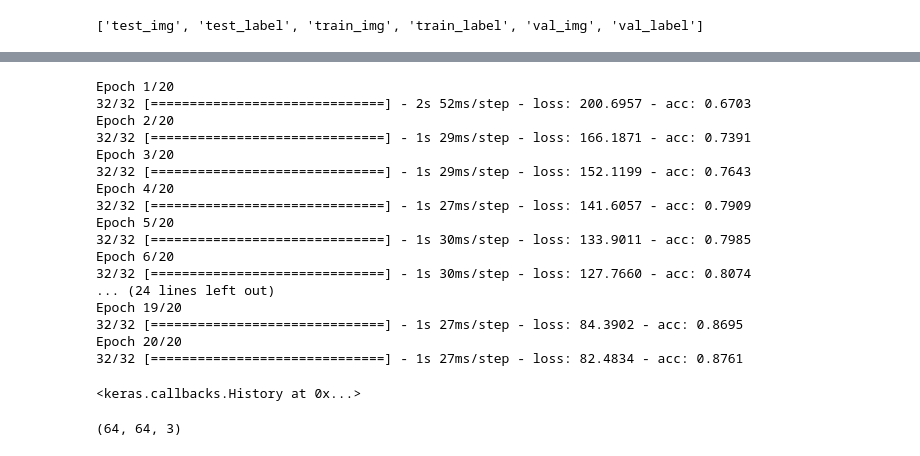
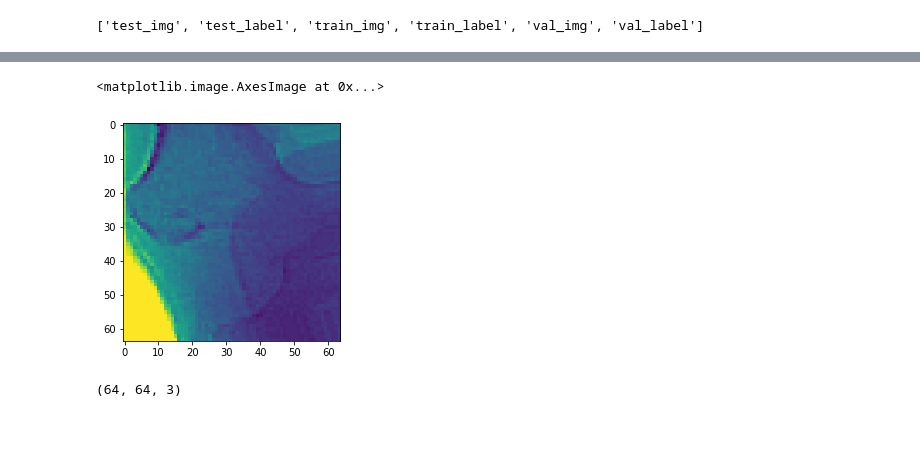
Before and after one commit to JosephPB/proyectito, a Jupyter notebook: Networks/HDF5 segmentation trial.ipynb, the cells around one changed output, grey strips where cells are left out. Drawn from its saved outputs; the diff is of its cells as text; code cells hidden in the pictures; blank space fills up the shorter version.

```diff
--- a/Networks/HDF5 segmentation trial.ipynb
+++ b/Networks/HDF5 segmentation trial.ipynb
@@ -215,21 +127,0 @@ model.compile(loss = 'categorical_crossentropy', optimizer = 'adadelta', metrics
-# %%
-model.fit(train,label,epochs = 20, batch_size = 1)
-# %% [output]
-Epoch 1/20
-32/32 [==============================] - 2s 52ms/step - loss: 200.6957 - acc: 0.6703
-Epoch 2/20
-32/32 [==============================] - 1s 29ms/step - loss: 166.1871 - acc: 0.7391
-Epoch 3/20
-32/32 [==============================] - 1s 29ms/step - loss: 152.1199 - acc: 0.7643
-Epoch 4/20
-32/32 [==============================] - 1s 27ms/step - loss: 141.6057 - acc: 0.7909
-Epoch 5/20
-32/32 [==============================] - 1s 30ms/step - loss: 133.9011 - acc: 0.7985
-Epoch 6/20
-32/32 [==============================] - 1s 30ms/step - loss: 127.7660 - acc: 0.8074
-... (24 lines left out)
-Epoch 19/20
-32/32 [==============================] - 1s 27ms/step - loss: 84.3902 - acc: 0.8695
-Epoch 20/20
-32/32 [==============================] - 1s 27ms/step - loss: 82.4834 - acc: 0.8761
-<keras.callbacks.History at 0x...>
@@ -241 +140,6 @@ test = test.reshape(7,64,64,3)
+# %%
+plt.imshow(test[1,...,0])
+# %% [output]
+<matplotlib.image.AxesImage at 0x...>
+[figure, added]
 # %%
```
Also changed, not shown: parts of 32 cells of this notebook, 1 other file.
